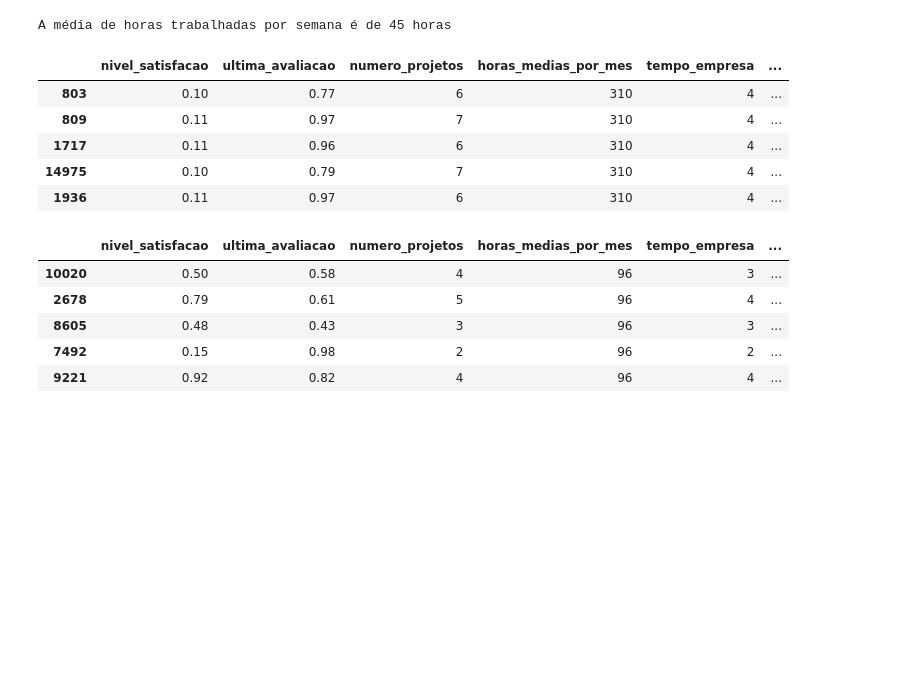
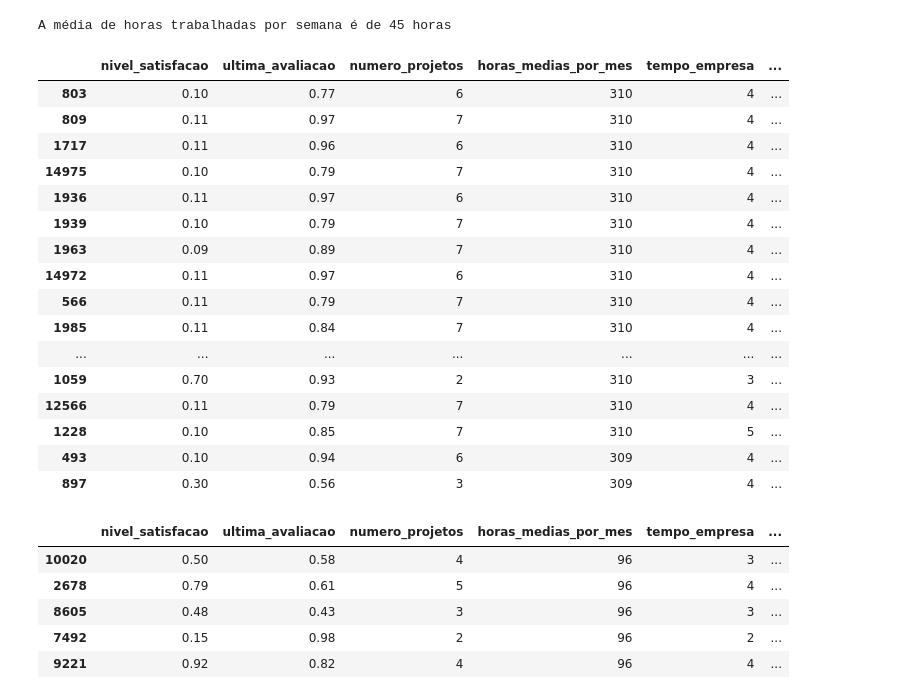
Before and after one commit to Krupique/challenges-kaggle, a Jupyter notebook: challenges/14_PeopleAnalytics/PeopleAnalytics.ipynb, the cells around one changed output. Cells and saved outputs as stored; diff of their text form; code cells hidden in the pictures; blank space fills up the shorter version.

```diff
--- a/challenges/14_PeopleAnalytics/PeopleAnalytics.ipynb
+++ b/challenges/14_PeopleAnalytics/PeopleAnalytics.ipynb
@@ -157,5 +228,5 @@ def exibeBarplot(df, coluna, xlabel = 'x', ylabel = 'y', title = 'default', widt
 
     fig.show()
 # %%
-df_ind['nivel_satisfacao_bins'] = pd.cut(df_ind['nivel_satisfacao'], [0, 0.2, 0.4, 0.6, 0.8, 1],
+df_ind['nivel_satisfacao_bins'] = pd.cut(df_ind['nivel_satisfacao'], [-0.1, 0.2, 0.4, 0.6, 0.8, 1],
                                         labels=['péssimo [0-20]', 'baixo [20-40]', 'médio [40-60]', 'bom [60-80]', 'ótimo [80-100]'])
@@ -232,14 +326,25 @@ print(f'A média de horas trabalhadas por semana é de {week_mean} horas')
 # %% [output]
 A média de horas trabalhadas por semana é de 45 horas
 # %%
-df_ind.sort_values(by=['horas_medias_por_mes'], ascending=False).head(5)
+df_ind.sort_values(by=['horas_medias_por_mes'], ascending=False).head(20)
 # %% [output]
 |  | nivel_satisfacao | ultima_avaliacao | numero_projetos | horas_medias_por_mes | tempo_empresa | ... |
 | 803 | 0.10 | 0.77 | 6 | 310 | 4 | ... |
 | 809 | 0.11 | 0.97 | 7 | 310 | 4 | ... |
 | 1717 | 0.11 | 0.96 | 6 | 310 | 4 | ... |
 | 14975 | 0.10 | 0.79 | 7 | 310 | 4 | ... |
 | 1936 | 0.11 | 0.97 | 6 | 310 | 4 | ... |
+| 1939 | 0.10 | 0.79 | 7 | 310 | 4 | ... |
+| 1963 | 0.09 | 0.89 | 7 | 310 | 4 | ... |
+| 14972 | 0.11 | 0.97 | 6 | 310 | 4 | ... |
+| 566 | 0.11 | 0.79 | 7 | 310 | 4 | ... |
+| 1985 | 0.11 | 0.84 | 7 | 310 | 4 | ... |
+| ... | ... | ... | ... | ... | ... | ... |
+| 1059 | 0.70 | 0.93 | 2 | 310 | 3 | ... |
+| 12566 | 0.11 | 0.79 | 7 | 310 | 4 | ... |
+| 1228 | 0.10 | 0.85 | 7 | 310 | 5 | ... |
+| 493 | 0.10 | 0.94 | 6 | 309 | 4 | ... |
+| 897 | 0.30 | 0.56 | 3 | 309 | 4 | ... |
 # %%
 df_ind.sort_values(by=['horas_medias_por_mes'], ascending=True).head(5)
 # %% [output]
```
Also changed, not shown: parts of 147 cells of this notebook, 1 other file.
